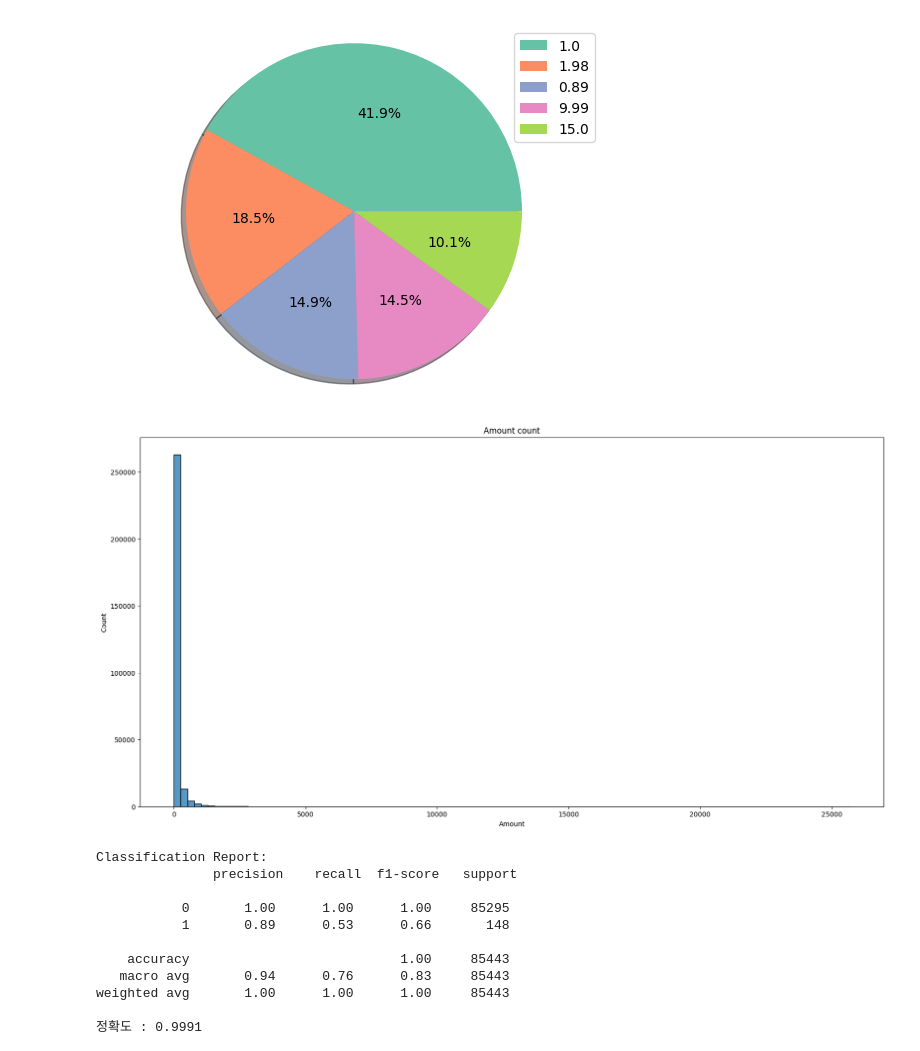
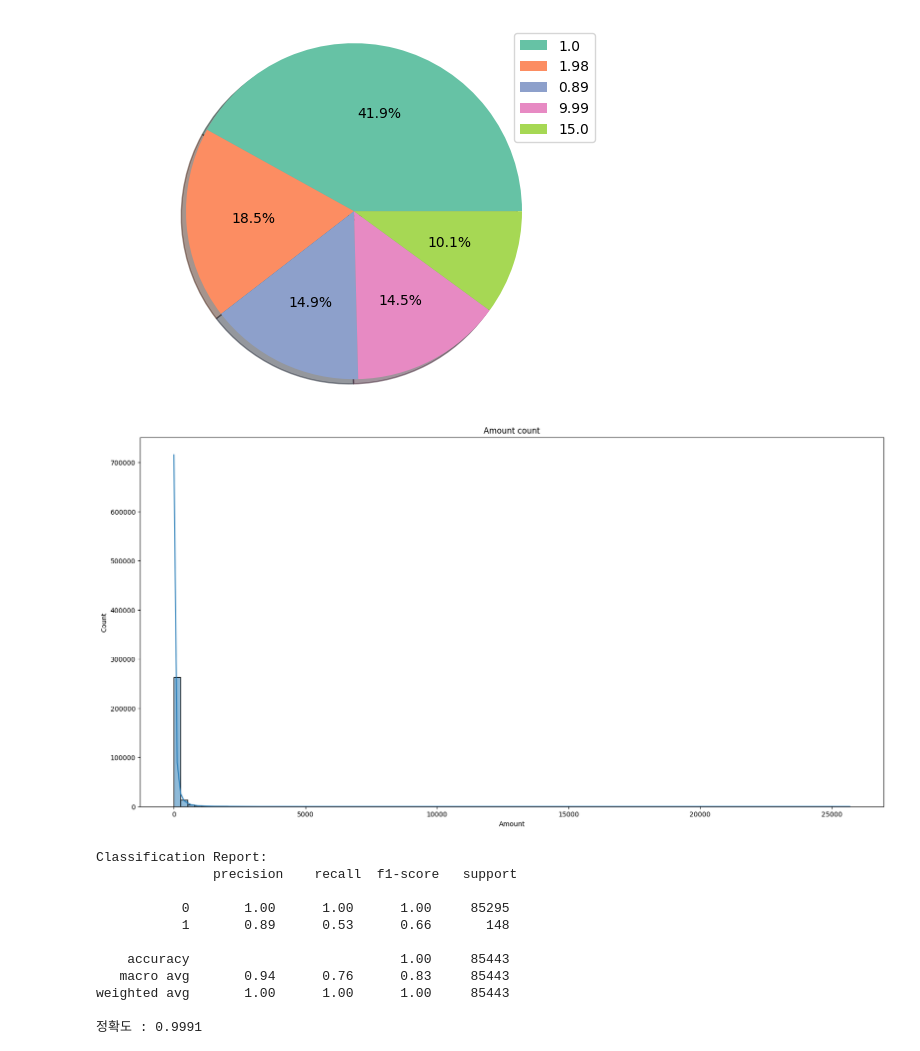
Before and after one commit to yk91412/kita_2404, a Jupyter notebook: m5_머신러닝/머신러닝/예측/ML_분류4_신용카드사기검사예측.ipynb, the cells around one changed output. Cells and saved outputs as stored; diff of their text form; code cells hidden in the pictures.

```diff
--- a/m5_머신러닝/머신러닝/예측/ML_분류4_신용카드사기검사예측.ipynb
+++ b/m5_머신러닝/머신러닝/예측/ML_분류4_신용카드사기검사예측.ipynb
@@ -174,12 +180,14 @@ plt.show()
 # %% [output]
 [figure]
 # %%
+import matplotlib.pyplot as plt
+import seaborn as sns
 plt.figure(figsize=(20,10))
-sns.histplot(data=data, x='Amount', bins=100)
+sns.histplot(data=data, x='Amount', bins=100, kde=True)
 plt.title('Amount count')
 plt.show()
 # %% [output]
-[figure, old version]
+[figure, new version]
 # %%
 from sklearn.linear_model import LogisticRegression
 from sklearn.preprocessing import StandardScaler
```
Also changed, not shown: parts of 12 cells of this notebook.
